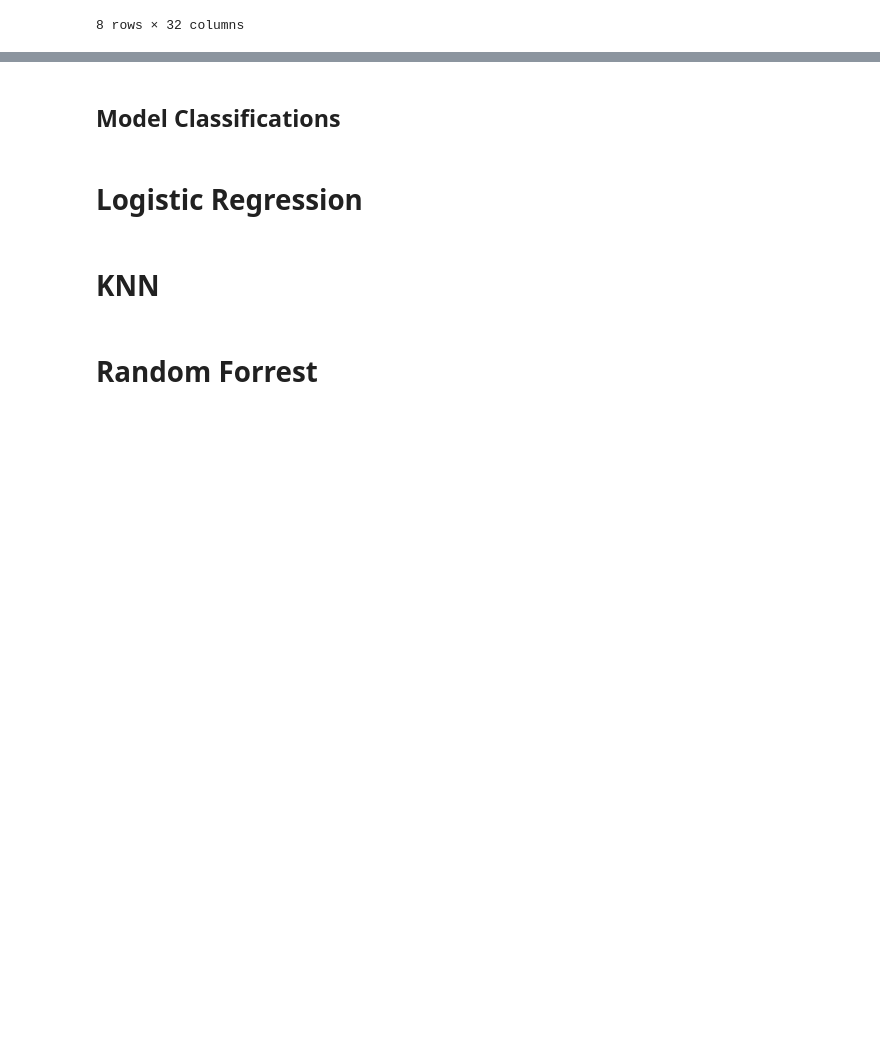
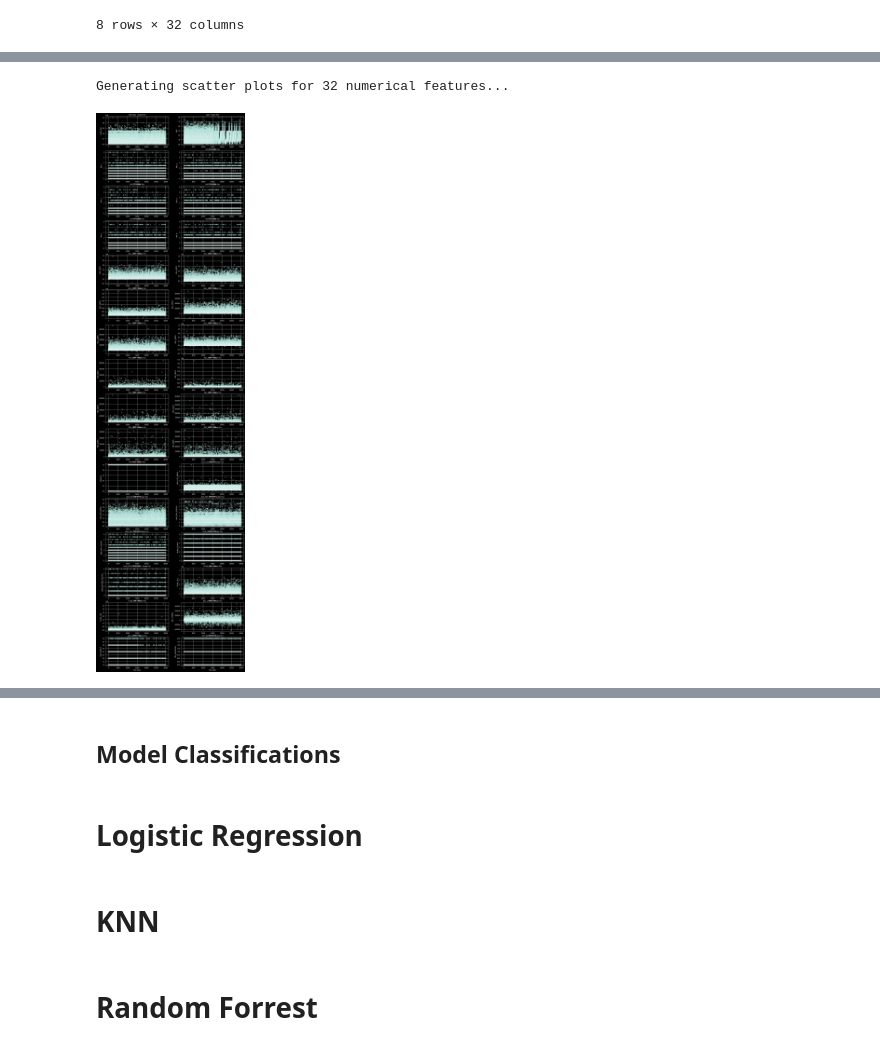
Before and after one commit to titusk2/DS-7331-, a Jupyter notebook: ds_7331_lab_two_default_data.ipynb, the cells around one changed output, grey strips where cells are left out. Cells and saved outputs as stored; diff of their text form; code cells hidden in the pictures; blank space fills up the shorter version.

```diff
--- a/ds_7331_lab_two_default_data.ipynb
+++ b/ds_7331_lab_two_default_data.ipynb
@@ -474,0 +524,22 @@ print(f"Task 2 Target: {task2_target}")
+# %%
+numerical_vars = df.select_dtypes(include=['int64', 'float64']).columns.tolist()
+
+print(f"Generating scatter plots for {len(numerical_vars)} numerical features...")
+
+# Number of plots per row
+plots_per_row = 2
+# Calculate the required number of rows for the subplot grid
+rows = math.ceil(len(numerical_vars) / plots_per_row)
+# Create a figure with a dynamically scaled size
+plt.figure(figsize=(plots_per_row * 8, rows * 4))
+
+# Generate a scatter plot for each numerical variable
+for i, col in enumerate(numerical_vars, 1):
+    plt.subplot(rows, plots_per_row, i)
+    sns.scatterplot(data=df, x=df.index, y=col, alpha=0.5)
+    plt.title(f"{col} - Scatter Plot", fontsize=10)
+    plt.xlabel("Row Index")
+    plt.ylabel(col)
+# %% [output]
+Generating scatter plots for 32 numerical features...
+[figure, added]
```
Also changed, not shown: parts of 10 cells of this notebook.
